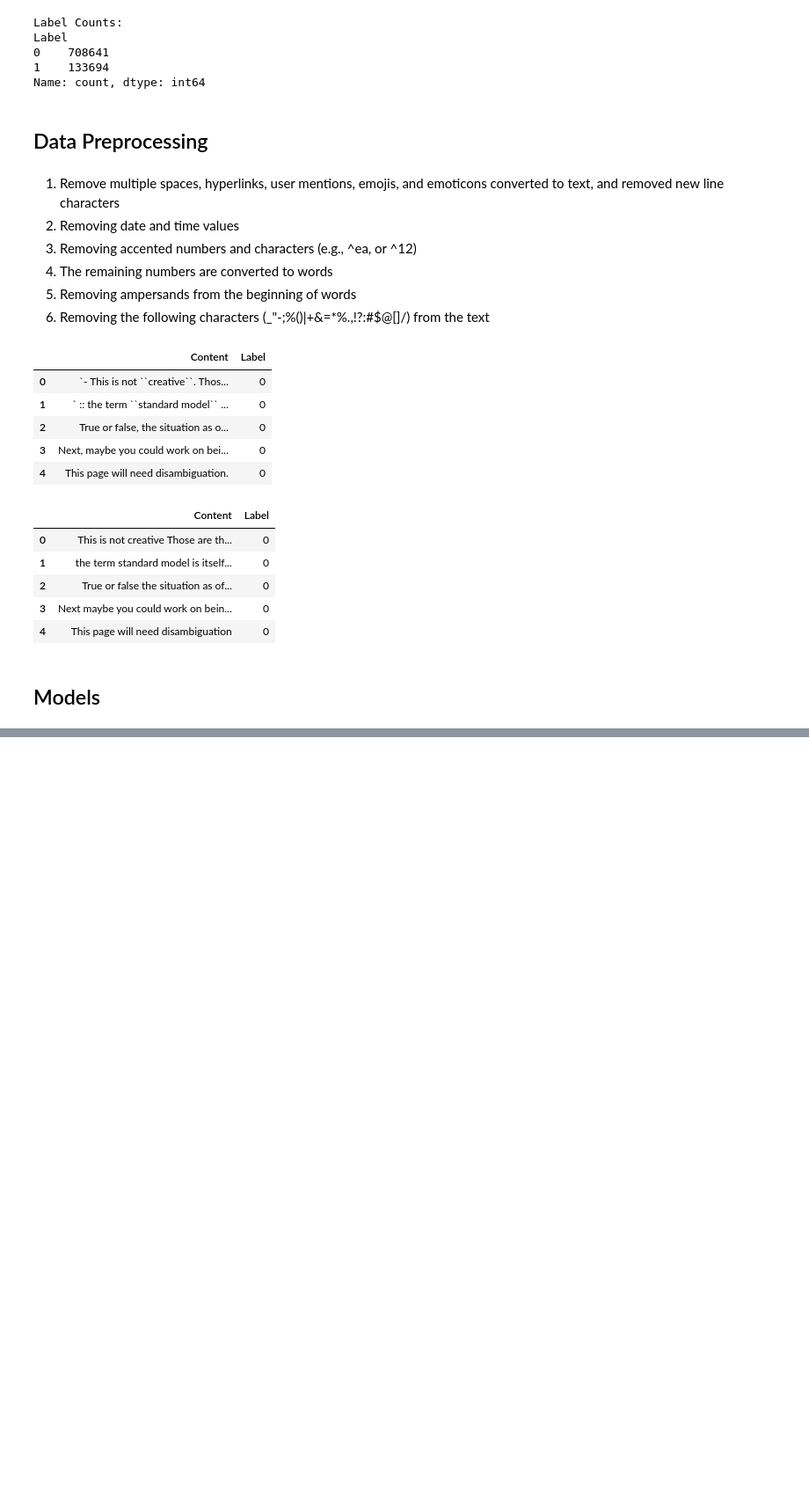
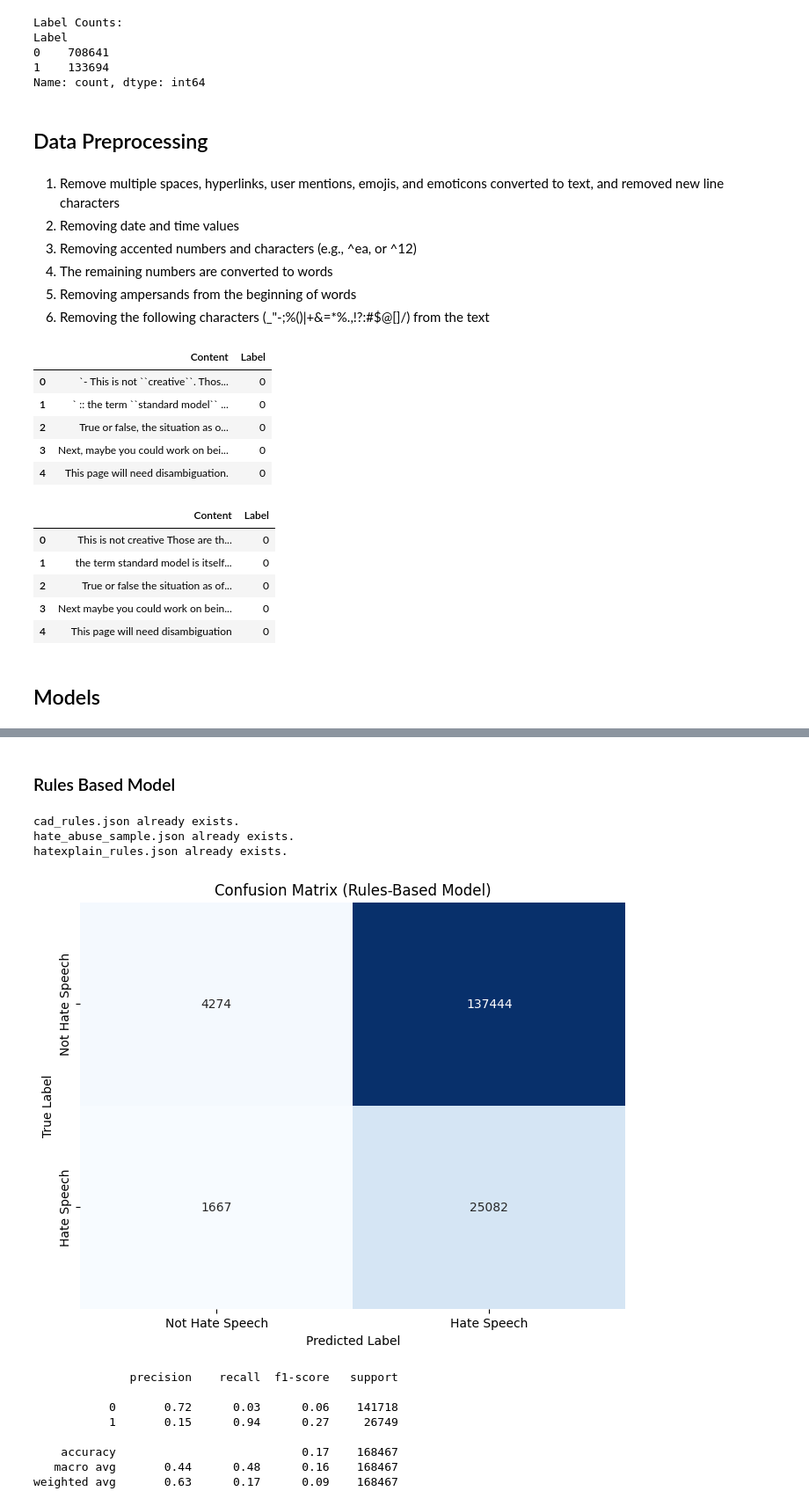
Before and after one commit to zschaub/ADL-Content-Moderation, a Jupyter notebook: content_moderation.ipynb, the cells around one changed output, grey strips where cells are left out. Shown: that part at 88% size. Drawn from its saved outputs; the diff is of its cells as text; code cells hidden in the pictures; blank space fills up the shorter version.

```diff
--- a/content_moderation.ipynb
+++ b/content_moderation.ipynb
@@ -308,0 +322,35 @@ Test Accuracy: 0.9214980006217957
+# %% [markdown]
+### Rules Based Model
+# %%
+import os
+import urllib.request
+
+# Define the folder name
+folder_name = 'ruleset'
+
+# Check if the folder exists, and create it if not
+if not os.path.exists(folder_name):
+    os.makedirs(folder_name)
+    print(f"Folder '{folder_name}' created.")
+
+# Define the URLs of the JSON files to download
+json_files = [
+    ('cad_rules.json', 'https://raw.githubusercontent.com/ChrisIsKing/Rule-By-Example/main/data/rulesets/cad_rules.json'),
+    ('hate_abuse_sample.json', 'https://raw.githubusercontent.com/ChrisIsKing/Rule-By-Example/main/data/rulesets/hate_abuse_sample.json'),
+    ('hatexplain_rules.json', 'https://raw.githubusercontent.com/ChrisIsKing/Rule-By-Example/main/data/rulesets/hatexplain_rules.json')
+]
+
+# Download the JSON files if they don't exist
+for file_name, url in json_files:
+    file_path = os.path.join(folder_name, file_name)
+
+    if not os.path.exists(file_path):
+        print(f"Downloading {file_name}...")
+        urllib.request.urlretrieve(url, file_path)
+        print(f"{file_name} downloaded.")
+    else:
+        print(f"{file_name} already exists.")
+# %% [output]
+cad_rules.json already exists.
+hate_abuse_sample.json already exists.
+hatexplain_rules.json already exists.
@@ -308,0 +398,37 @@ Test Accuracy: 0.9214980006217957
+# %%
+# Create a new DataFrame to store the results
+df_rules = pd.DataFrame({'Content': X_test})
+df_rules['Label'] = y_test
+
+# Apply rulesets to df_rules and create predictions
+for ruleset_name, ruleset_df in rulesets.items():
+    df_rules[ruleset_name] = df_preprocessed["Content"].apply(lambda text: apply_rules(ruleset_df, text))
+
+# Combine predictions from different rulesets
+df_rules['rules_based_prediction'] = df_rules[rulesets.keys()].max(axis=1)
+
+# Create a confusion matrix
+conf_matrix = confusion_matrix(df_rules['Label'], df_rules['rules_based_prediction'])
+
+# Plot the confusion matrix
+plt.figure(figsize=(8, 6))
+sns.heatmap(conf_matrix, annot=True, fmt='d', cmap='Blues', cbar=False,
+            xticklabels=['Not Hate Speech', 'Hate Speech'],
+            yticklabels=['Not Hate Speech', 'Hate Speech'])
+plt.title('Confusion Matrix (Rules-Based Model)')
+plt.xlabel('Predicted Label')
+plt.ylabel('True Label')
+plt.show()
+
+# Print classification report
+print(classification_report(df_rules['Label'], df_rules['rules_based_prediction']))
+# %% [output]
+[figure, added]
+              precision    recall  f1-score   support
+
+           0       0.72      0.03      0.06    141718
+           1       0.15      0.94      0.27     26749
+
+    accuracy                           0.17    168467
+   macro avg       0.44      0.48      0.16    168467
+weighted avg       0.63      0.17      0.09    168467
```
Also changed, not shown: parts of 7 cells of this notebook, 1 other file.
